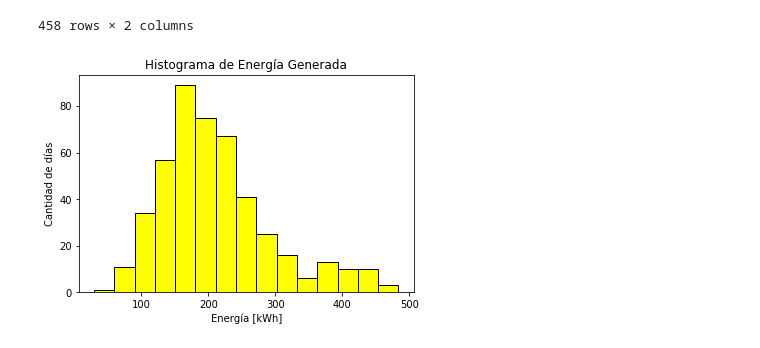
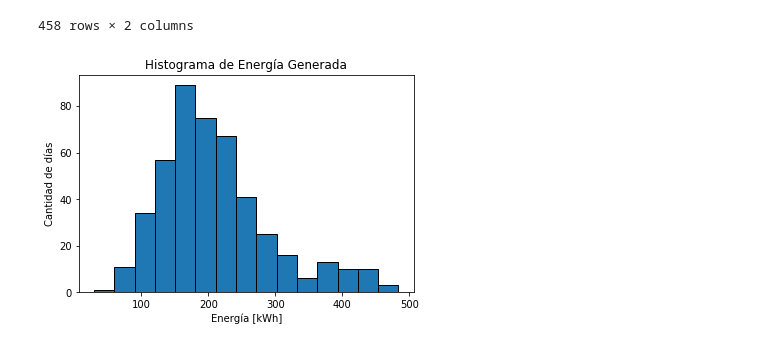
Before and after one commit to only-Robin/Proyecto-Electronica, a Jupyter notebook: DATOS SOLAR/Pre procesados/Pronóstico Solar PV.ipynb, the cells around one changed output. Drawn from its saved outputs; the diff is of its cells as text; code cells hidden in the pictures.

```diff
--- a/DATOS SOLAR/Pre procesados/Pronóstico Solar PV.ipynb
+++ b/DATOS SOLAR/Pre procesados/Pronóstico Solar PV.ipynb
@@ -80,27 +80,25 @@ def intervalosolar(datos):
 
     list = list1+list2
 
+    t = datos[datos['Hora']==horas[1]].columns.values[-2]
     for i in range(len(list)):
         datos = datos[datos['Hora']!= list[i]]
-    try:
-        for i in datos['Temperatura ambiente [C]']:
-            if i<23.5:
-                m=i
-            if i >23.5:
-                datos.replace({'Temperatura ambiente [C]':i},m,inplace=True)
-    except:
-        for i in datos['Temperatura Ambiente [C]']:
-            if i<23.5:
-                m=i
-            if i >23.5:
-                datos.replace({'Temperatura Ambiente [C]':i},m,inplace=True)
+
+    for i in datos[t]:
+        if 14< i<16:
+            datos.replace({t:i},i*0.9,inplace=True)
+        elif 16<i<18:
+            datos.replace({t:i},i*0.85,inplace=True)
+        elif i>18:
+            datos.replace({t:i},i*0.75,inplace=True)
+
     return datos
-
-
 
 #En esta función se guarda el dataframe pre procesado en formato .csv
 #en una carpeta nueva llamada '/Pre- procesados'
+
 rutanueva = 'C:\\Users\\USUARIO\\OneDrive\\Universidad\\Proyecto de Grado\\Repositorio\\Proyecto-Electronica\\DATOS SOLAR'
+
 def guardarcsv(datos,nombre):
     datos.to_csv(rutanueva+'\\Pre procesados\\'+ nombre)
 # %% [markdown]
@@ -172,7 +190,7 @@ def soldiario(datos,variable ,variablerango):
     fechas = datos[variablerango].unique()
     solxdia = []
     for i in range(len(fechas)):
-        solxdia.append(datos[datos[variablerango]==fechas[i]].sum()[variable]/12 )
+        solxdia.append(round(datos[datos[variablerango]==fechas[i]].sum()[variable]/12,3))
     df = {'Dia':fechas, variable:solxdia}
     df = pd.DataFrame(df)
     return df
@@ -263,10 +281,10 @@ for nombre in nombres2:
     globals()[name[0] + name[1]] = soldiario(df,variable,variablerango)
 
     if i == 0:
-        todo = globals()[name[0] + name[1]] # DataFrame donde se guardan los diferentes valores de insolación por día.
+        todoIns = globals()[name[0] + name[1]] # DataFrame donde se guardan los diferentes valores de insolación por día.
     else:
-        todo = pd.concat([todo , globals()[name[0] + name[1]]],axis = 0)
+        todoIns = pd.concat([todoIns , globals()[name[0] + name[1]]],axis = 0)
     i+=1
-todo
+todoIns
 # %% [output]
 |  | Dia | Insolacion [W/m2] |
@@ -407,10 +487,10 @@ todo
 | 29 | 30/09/2020 | 218.954167 |
 458 rows × 2 columns
 # %%
-plt.hist(todo['Potencia [kW]'],15,color = 'yellow',ec = 'k')
+plt.hist(todo['Potencia [kW]'],15,ec = 'k')
 plt.xlabel('Energía [kWh]')
 plt.ylabel('Cantidad de días')
 plt.title('Histograma de Energía Generada')
 plt.show()
 # %% [output]
-[figure, old version]
+[figure, new version]
```
Also changed, not shown: parts of 14 cells of this notebook, 16 other files.
